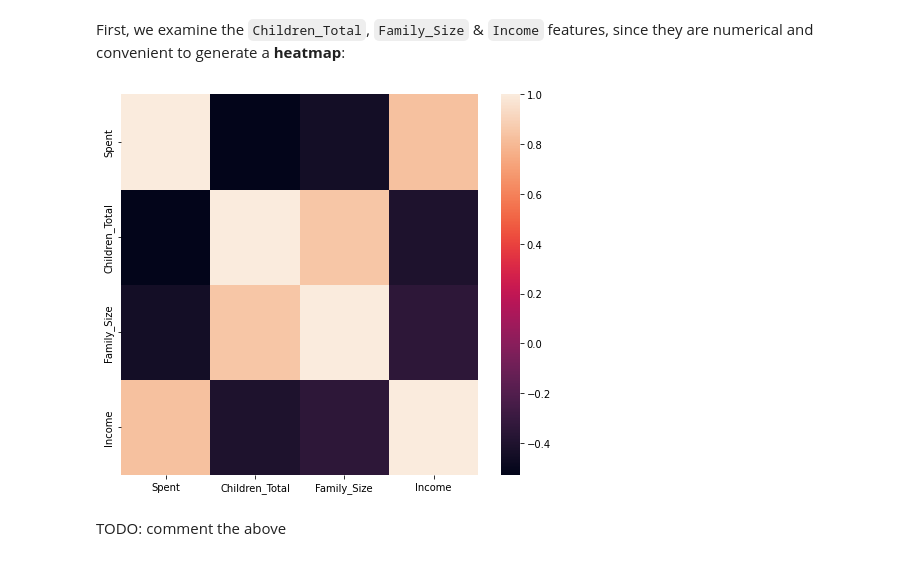
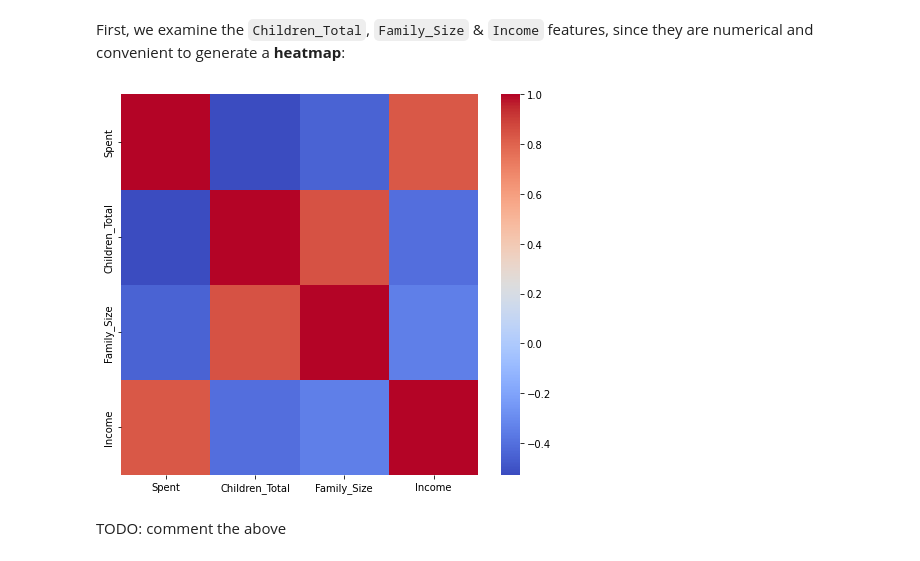
Before and after one commit to pspanoudakis/Data-Mining-Techniques-Projects, a Jupyter notebook: project1/CustomerPersonalityAnalysis.ipynb, the cells around one changed output. Saved outputs shown, nothing was run; the diff lists cells and outputs as text; code cells hidden in the pictures.

Commit message:
Bug fixes & Heatmap palette selection

```diff
--- a/project1/CustomerPersonalityAnalysis.ipynb
+++ b/project1/CustomerPersonalityAnalysis.ipynb
@@ -236,7 +241,7 @@ dataDf[DataColumn.CHILDREN_TOTAL] = dataDf[[DataColumn.KIDHOME, DataColumn.TEENH
 # %% [markdown]
 **F.** Generating a new `Is_Parent` feature, based on the `Children_Total` feature.
 # %%
-dataDf[DataColumn.IS_PARENT] = dataDf[DataColumn.CHILDREN_TOTAL].apply(lambda total: int(total > 0))
+dataDf[DataColumn.IS_PARENT] = dataDf[DataColumn.CHILDREN_TOTAL].map(lambda total: int(total > 0))
 # %% [markdown]
 **G.** Generating a new `Living_With` feature, based on the `Marital_Status` feature.
 # %%
@@ -249,7 +254,7 @@ def mapMaritalStatusToLivingWith(ms: MaritalStatus):
         return LivingWithStatus.PARTNER.value
     return LivingWithStatus.ALONE.value
 
-dataDf[DataColumn.LIVING_WITH] = dataDf[DataColumn.MARITAL_STATUS].apply(mapMaritalStatusToLivingWith)
+dataDf[DataColumn.LIVING_WITH] = dataDf[DataColumn.MARITAL_STATUS].map(mapMaritalStatusToLivingWith)
 dataDf[[DataColumn.LIVING_WITH, DataColumn.MARITAL_STATUS]].head(n=8)
 # %% [output]
 |  | Living_With | Marital_Status |
@@ -317,7 +322,7 @@ class AgeGroups:
     @staticmethod
     def mapAgeToAgeGroup(age: int):
         for i, gl in enumerate(AgeGroups.groupLimits):
-            if age < gl:
+            if age <= gl:
                 if i > 0:
                     return f'{AgeGroups.groupLimits[i-1] + 1}-{gl}'
                 else:
@@ -325,7 +330,7 @@ class AgeGroups:
 
         return f'>{AgeGroups.groupLimits[-1]}'
 
-dataDf[DataColumn.AGE_GROUP] = dataDf[DataColumn.AGE].apply(AgeGroups.mapAgeToAgeGroup)
+dataDf[DataColumn.AGE_GROUP] = dataDf[DataColumn.AGE].map(AgeGroups.mapAgeToAgeGroup)
 dataDf[[DataColumn.AGE_GROUP, DataColumn.AGE]].head(n=8)
 # %% [output]
 |  | Age_Group | Age |
@@ -371,20 +385,19 @@ See also:
 - https://www.geeksforgeeks.org/detect-and-remove-the-outliers-using-python/
 - https://towardsdatascience.com/why-1-5-in-iqr-method-of-outlier-detection-5d07fdc82097
 # %%
-def removeColumnOutliers(df: pd.DataFrame, col: str) -> pd.DataFrame:
+def removeColumnOutliers(df: pd.DataFrame, col: str):
     q1 = np.percentile(df[col], q=25, interpolation='midpoint')
     q3 = np.percentile(df[col], q=75, interpolation='midpoint')
     iqr = q3 - q1
 
-    #lowerLimit = max(1, q3 - 1.5 * iqr)
-    lowerLimit = q3 - 1.5 * iqr
-    upperLimit = q3 + 1.5 * iqr
+    floor = q3 - 1.5 * iqr
+    ceil = q3 + 1.5 * iqr
 
-    df = df[df[col] <= upperLimit]
-    return df[df[col] >= lowerLimit]
+    df.drop( df.loc[~df[col].between(left=floor, right=ceil)].index, inplace=True )
+    df.reset_index(inplace=True, drop=True)
 
 for col in outlierCols:
-    dataDf = removeColumnOutliers(dataDf, col)
+    removeColumnOutliers(dataDf, col)
 # %% [markdown]
 After removing outlier rows, the shape of the `DataFrame` is:
 # %%
@@ -470,16 +483,16 @@ First, we examine the `Children_Total`, `Family_Size` & `Income` features, since
 # %%
 includeCols = [
     DataColumn.SPENT,
     DataColumn.CHILDREN_TOTAL,
     DataColumn.FAMILY_SIZE,
     DataColumn.INCOME
 ]
 
 dfView = dataDf[includeCols]
 _, axes = plt.subplots(1, 1, figsize=(8,7))
-_ = sns.heatmap(dfView.corr(), ax=axes)
+drawHeatmap(dfView, axes)
 # %% [output]
-[figure, old version]
+[figure, new version]
 # %% [markdown]
 TODO: comment the above
 # %% [markdown]
```
Also changed, not shown: parts of 13 cells of this notebook.
